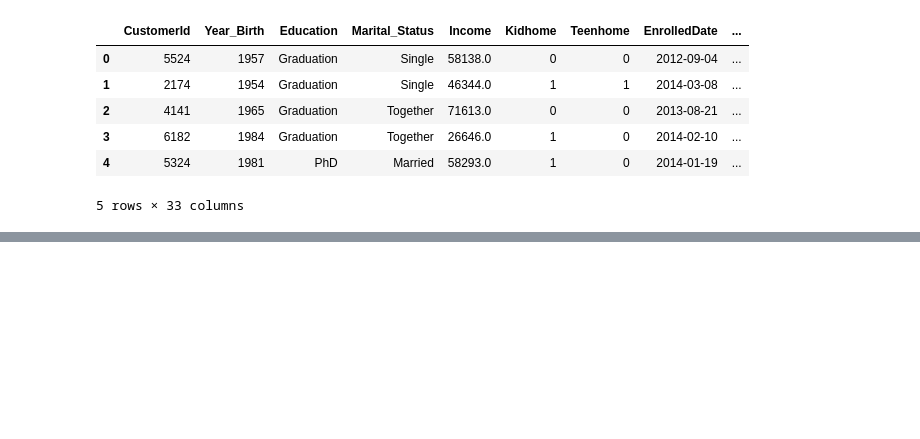
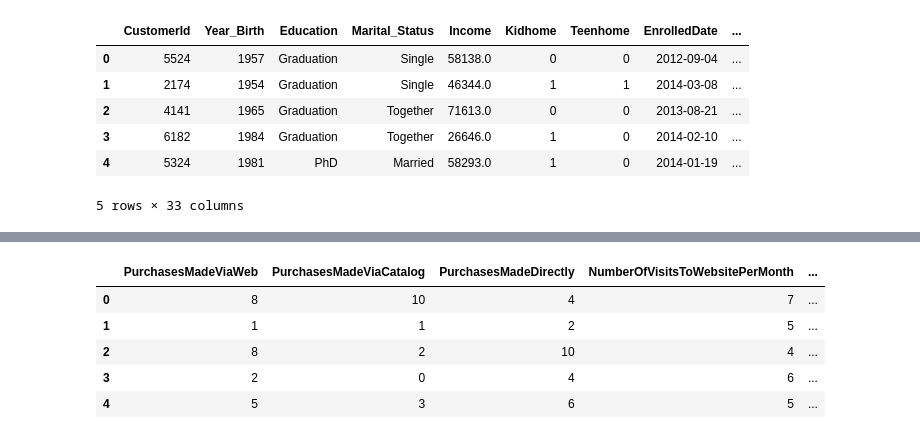
Before and after one commit to akshaykumar2972/POC2025, a Jupyter notebook: EDA.ipynb, the cells around one changed output, grey strips where cells are left out. Cells and saved outputs as stored; diff of their text form; code cells hidden in the pictures; blank space fills up the shorter version.

```diff
--- a/EDA.ipynb
+++ b/EDA.ipynb
@@ -21,0 +31,9 @@ df.head()
+# %%
+df.iloc[:,16:].head()
+# %% [output]
+|  | PurchasesMadeViaWeb | PurchasesMadeViaCatalog | PurchasesMadeDirectly | NumberOfVisitsToWebsitePerMonth | ... |
+| 0 | 8 | 10 | 4 | 7 | ... |
+| 1 | 1 | 1 | 2 | 5 | ... |
+| 2 | 8 | 2 | 10 | 4 | ... |
+| 3 | 2 | 0 | 4 | 6 | ... |
+| 4 | 5 | 3 | 6 | 5 | ... |
```
Also changed, not shown: parts of 2 cells of this notebook.
